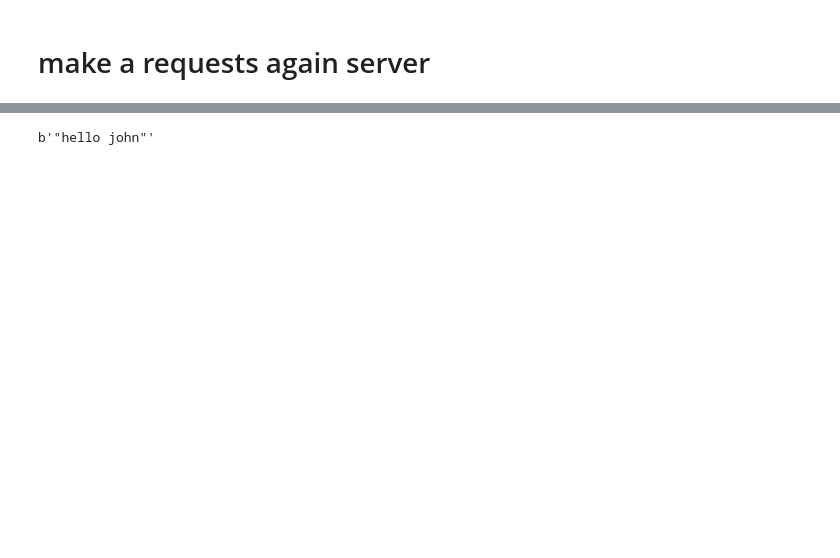
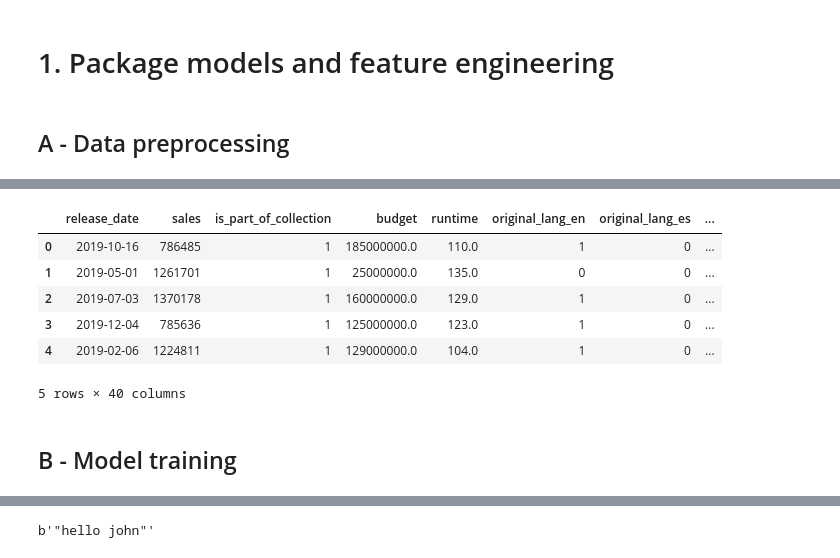
Before and after one commit to artefactory/french-box-office, a Jupyter notebook: notebooks/session11/solution.ipynb, the cells around one changed output, grey strips where cells are left out. Saved outputs shown, nothing was run; the diff lists cells and outputs as text; code cells hidden in the pictures; blank space fills up the shorter version.

```diff
--- a/notebooks/session11/solution.ipynb
+++ b/notebooks/session11/solution.ipynb
@@ -108,2 +27,4 @@ predictions
-# %% [markdown]
-# make a requests again server
+# %% [markdown]
+# 1. Package models and feature engineering
+# %% [markdown]
+## A - Data preprocessing
@@ -109,0 +46,5 @@ predictions
+# %%
+# the preprocessing code has been packaged in a function
+data_final_cal = encode_movie_data(data)
+data_final_cal.head()
+# %% [output]
@@ -109,0 +53,7 @@ predictions
+|  | release_date | sales | is_part_of_collection | budget | runtime | original_lang_en | original_lang_es | ... |
+| 0 | 2019-10-16 | 786485 | 1 | 185000000.0 | 110.0 | 1 | 0 | ... |
+| 1 | 2019-05-01 | 1261701 | 1 | 25000000.0 | 135.0 | 0 | 0 | ... |
+| 2 | 2019-07-03 | 1370178 | 1 | 160000000.0 | 129.0 | 1 | 0 | ... |
+| 3 | 2019-12-04 | 785636 | 1 | 125000000.0 | 123.0 | 1 | 0 | ... |
+| 4 | 2019-02-06 | 1224811 | 1 | 129000000.0 | 104.0 | 1 | 0 | ... |
+5 rows × 40 columns
@@ -109,0 +64,2 @@ predictions
+# %% [markdown]
+## B - Model training
```
Also changed, not shown: parts of 88 cells of this notebook, 2 other files.
